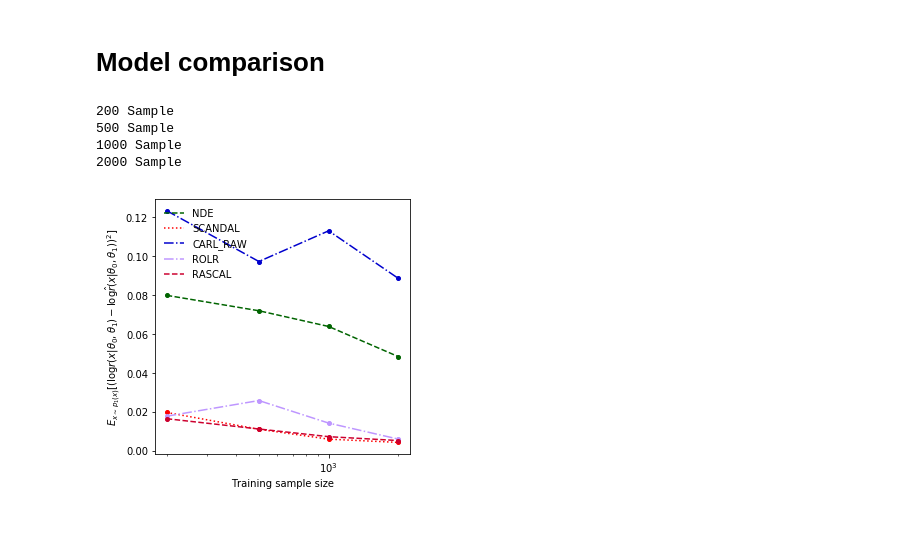
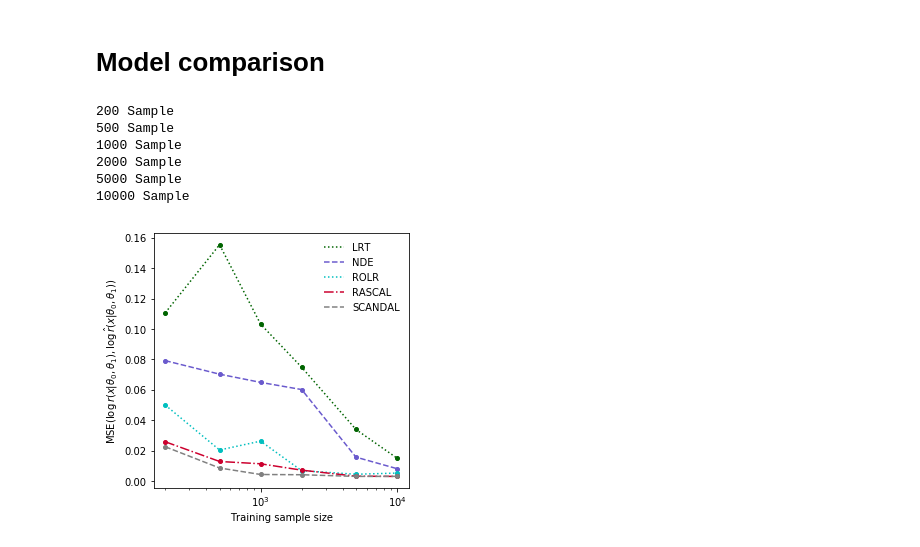
Before and after one commit to johannbrehmer/simulator-mining-example, a Jupyter notebook: Inference on Galton Board.ipynb, the cells around one changed output. Drawn from its saved outputs; the diff is of its cells as text; code cells hidden in the pictures.

```diff
--- a/Inference on Galton Board.ipynb
+++ b/Inference on Galton Board.ipynb
@@ -257,7 +234,7 @@ def draw_parametrized(n_samples, n_thetas=10, random_state=0):
 # %%
-all_x, all_y = draw_parametrized(200)
+all_x, all_y = draw_parametrized(10000)
 # %%
-carl = KerasRegressor(make_carl, epochs=50, batch_size=32, verbose=0)
+carl = KerasRegressor(make_carl, epochs=50, batch_size=256, verbose=0)
 
 carl.fit(all_x,all_y)
 
@@ -513,7 +460,7 @@ mses_carl_raw = []
 mses_rolr = []
 mses_rascal = []
 p_estimated = np.array([p_estimated_0, p_estimated_1])
-samples_size = [200,500,1000,2000]
+samples_size = [200,500,1000,2000,5000,10000]
 x_test = to_categorical(np.array(range(n_nails)), num_classes=n_nails)
 for n in samples_size:
     print('{0} Sample'.format(n))
@@ -528,7 +475,7 @@ for n in samples_size:
     mse_nde = compute_mse(nde_pred, p_estimated)
     mse_scandal = compute_mse(scandal_pred, p_estimated)
     # CARL
-    all_x, all_y = draw_parametrized(n//2)
+    all_x, all_y = draw_parametrized(n//2, random_state=n)
     x_test = to_categorical(np.array(range(n_nails)), num_classes=n_nails)
 
     carl = KerasRegressor(make_carl, epochs=50, batch_size=256, verbose=0)
@@ -581,11 +528,13 @@ for n in samples_size:
 500 Sample
 1000 Sample
 2000 Sample
+5000 Sample
+10000 Sample
 # %%
 from utils import calculate_height, adjust_margins
 # %%
-colors     = ['orange', 'darkgreen',  'red', 'mediumblue', '#be96ff', '#CC002E']
-linestyles = [     ':',        '--',  ':',         '-.',      '-.',      '--']
+colors = ['','darkgreen', 'slateblue',  'c', '#CC002E', '0.5']
+linestyles = ['',  ':', '--', ':', '-.', '--']
 linewidths = [1.5 if ls == ':' else 1.5 for ls in linestyles]
 markers    = [None] + ['o'] * 5
 # %%
@@ -598,10 +547,10 @@ mses_carl_raw = np.array(mses_carl_raw)
 # %%
 fig = plt.figure(figsize=(4.5,calculate_height(1,4.5,extra_top_space=False)))
 ax = plt.gca()
-samples_size = [200,500,1000,2000]
+samples_size = [200,500,1000,2000,5000,10000]
 
-mses = [mses_nde, mses_scandal, mses_carl_raw, mses_rolr, mses_rascal]
-labels = ['NDE', 'SCANDAL', 'CARL_RAW', 'ROLR', 'RASCAL']
+mses = [mses_carl_raw, mses_nde, mses_rolr, mses_rascal, mses_scandal]
+labels = ['LRT', 'NDE', 'ROLR', 'RASCAL', 'SCANDAL']
 s = 1
 plt.plot(samples_size, mses[s-1],
          ms=4., marker=markers[s],
@@ -630,35 +579,35 @@ plt.plot(samples_size, mses[s-1],
 plt.plot([], [],
          color=colors[s],
          lw=linewidths[s], ls=linestyles[s],
          label=labels[s-1])
 
 s = 4
 plt.plot(samples_size, mses[s-1],
          ms=4., marker=markers[s],
          color=colors[s],
          lw=linewidths[s], ls=linestyles[s])
 plt.plot([], [],
          color=colors[s],
          lw=linewidths[s], ls=linestyles[s],
          label=labels[s-1])
 
 s = 5
 plt.plot(samples_size, mses[s-1],
          ms=4., marker=markers[s],
          color=colors[s],
          lw=linewidths[s], ls=linestyles[s])
 plt.plot([], [],
          color=colors[s],
          lw=linewidths[s], ls=linestyles[s],
          label=labels[s-1])
 
-
+plt.legend(frameon=False)
 ax.set_xscale("log", nonposx='clip')
+#plt.ylim(-0.00, 0.165)
 plt.xlabel(r"Training sample size")
-plt.ylabel(r'$E_{x\sim p_1(x)} [(\log r(x|\theta_0, \theta_1) - \log \hat{r}(x|\theta_0, \theta_1))^2]$')
-plt.legend(frameon=False)
+plt.ylabel(r'MSE$(\log\,r(x|\theta_0, \theta_1),\log\,\hat{r}(x|\theta_0, \theta_1))$')
 
 adjust_margins(1,4.5,extra_top_space=False)
-plt.savefig('plinko_models_comparison_rascal_not1.pdf')
+#plt.savefig('plinko_models_comparison.pdf')
 # %% [output]
-[figure, old version]
+[figure, new version]
```
Also changed, not shown: parts of 11 cells of this notebook.
